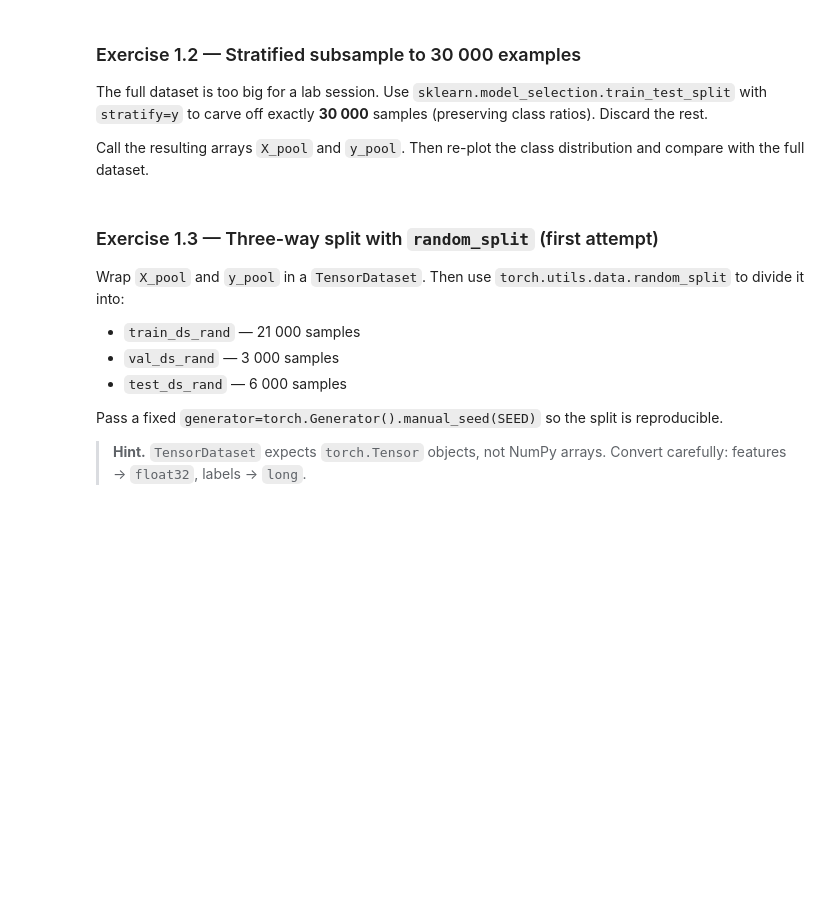
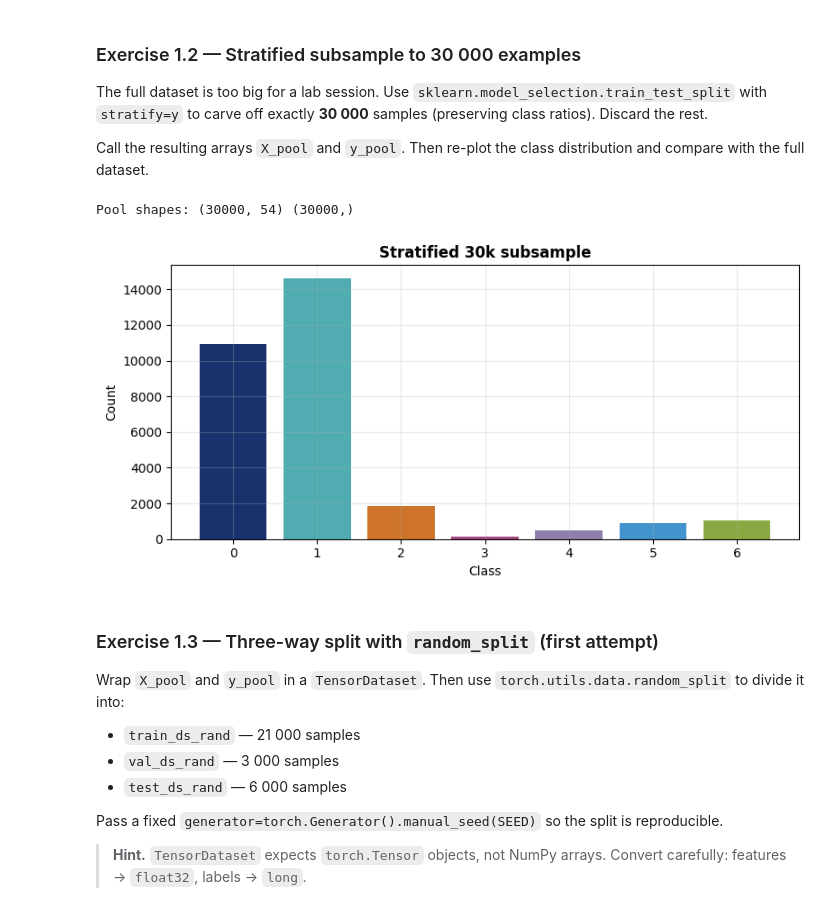
Before and after one commit to naguer019/deep-learning-course-notebooks, a Jupyter notebook: notebooks/notebook_5.ipynb, the cells around one changed output. Cells and saved outputs as stored; diff of their text form; code cells hidden in the pictures; blank space fills up the shorter version.

```diff
--- a/notebooks/notebook_5.ipynb
+++ b/notebooks/notebook_5.ipynb
@@ -139,17 +139,20 @@ The full dataset is too big for a lab session. Use `sklearn.model_selection.trai
 Call the resulting arrays `X_pool` and `y_pool`. Then re-plot the class distribution and compare with the full dataset.
 # %%
 # YOUR CODE HERE
-raise NotImplementedError()
+X_pool, _, y_pool, _ = train_test_split(X, y, train_size= 30000, stratify = y, random_state= SEED)
 
 print("Pool shapes:", X_pool.shape, y_pool.shape)
 
 classes_p, counts_p = np.unique(y_pool, return_counts=True)
 fig, ax = plt.subplots(figsize=(8, 4))
 ax.bar(classes_p, counts_p, color=UCU_COLORS)
 ax.set_xlabel("Class"); ax.set_ylabel("Count")
 ax.set_title("Stratified 30k subsample", fontsize=12, fontweight="bold")
 ax.grid(True, alpha=0.3)
 plt.tight_layout(); plt.show()
+# %% [output]
+Pool shapes: (30000, 54) (30000,)
+[figure, added]
 # %% [markdown]
 ### Exercise 1.3 — Three-way split with `random_split` (first attempt)
 
```
Also changed, not shown: parts of 13 cells of this notebook.
